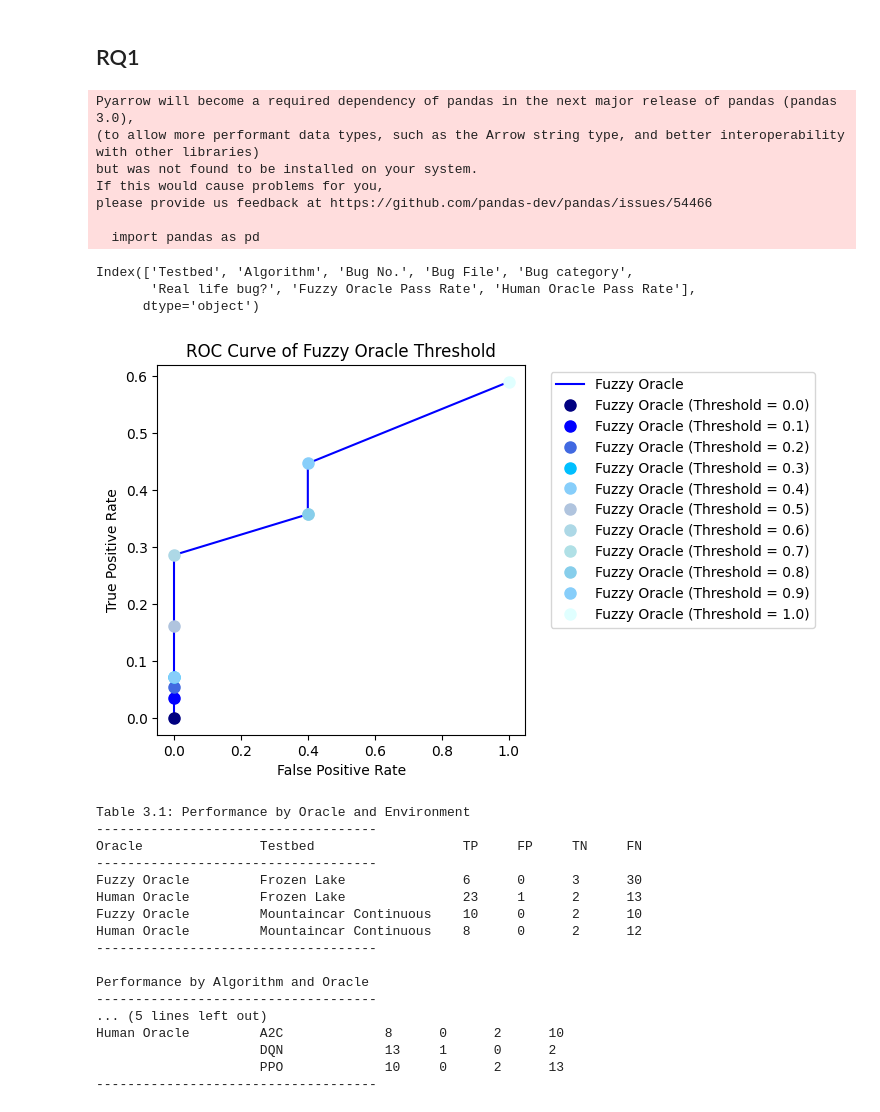
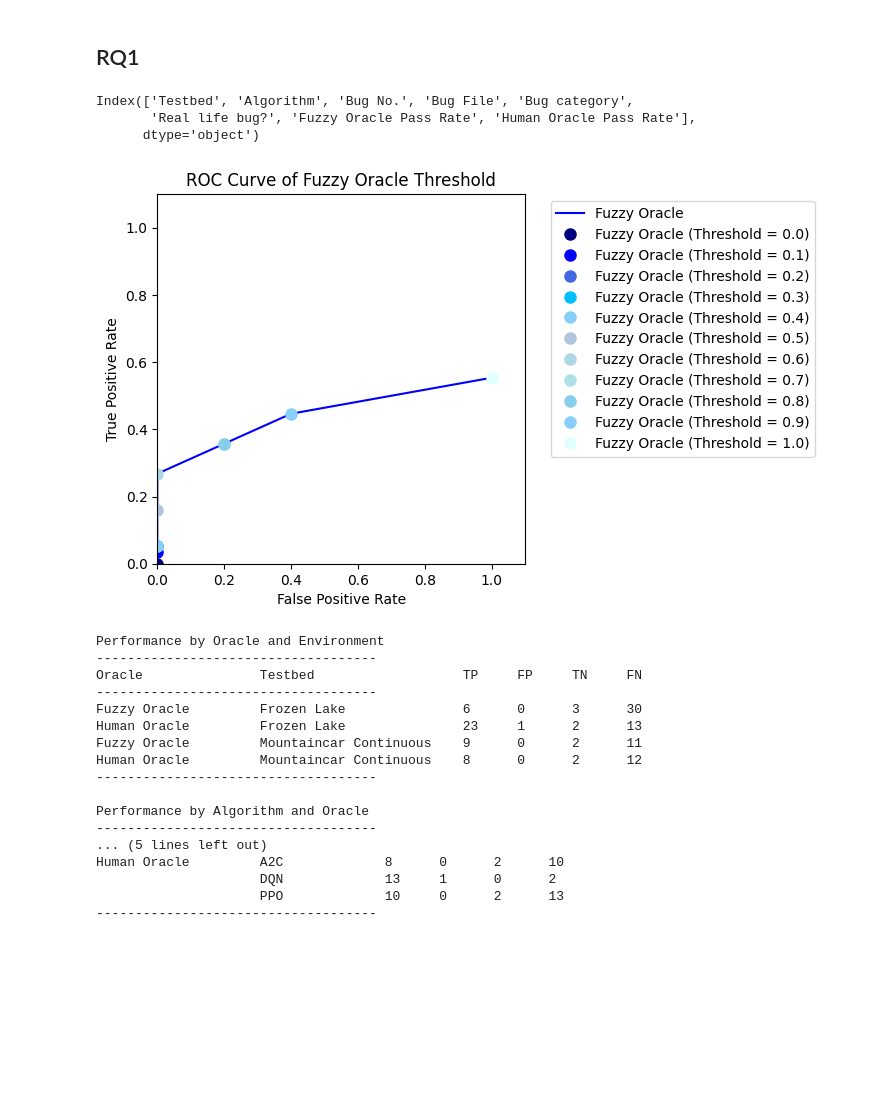
Before and after one commit to QixinWangCpsLab/RL-testing-new, a Jupyter notebook: RLTesting/logs/log_analysis (Slope as test oracle).ipynb, the cells around one changed output. Cells and saved outputs as stored; diff of their text form; code cells hidden in the pictures; blank space fills up the shorter version.

Commit message:
write a new log parser; use the same cal equations in the thesis; regenerate data and fig

```diff
--- a/RLTesting/logs/log_analysis (Slope as test oracle).ipynb
+++ b/RLTesting/logs/log_analysis (Slope as test oracle).ipynb
@@ -5,6 +5,7 @@ import pandas as pd
 import numpy as np
 from sklearn.metrics import roc_curve, auc, precision_recall_curve, f1_score
 import matplotlib.pyplot as plt
+
 
 
 # 定义计算评估指标的函数
@@ -58,46 +59,42 @@ for threshold in thresholds:
     data['Fuzzy_Prediction'] = data['Fuzzy Oracle Pass Rate'].apply(lambda x: 'Negative' if x >= threshold else 'Positive')
 
     # 计算评估指标
     fuzzy_metrics = calculate_metrics(data['True_Label'], data['Fuzzy_Prediction'], threshold)
 
     # 存储结果
     fuzzy_results.append(fuzzy_metrics)
 
 
 # 将结果转换为DataFrame
 fuzzy_df = pd.DataFrame(fuzzy_results, columns=['Threshold', 'TPR', 'FPR', 'Accuracy', 'Precision', 'F1'])
 
 # 定义阈值点的颜色
 fuzzy_point_colors = ['navy', 'blue', 'royalblue', 'deepskyblue', 'lightskyblue', 'lightsteelblue', 'lightblue', 'powderblue', 'skyblue', 'lightskyblue', 'lightcyan', 'paleturquoise']
 
 # 绘制ROC曲线
 plot_roc_curve(fuzzy_df['FPR'], fuzzy_df['TPR'], fuzzy_df['Threshold'], 'Fuzzy Oracle', 'blue', fuzzy_point_colors)
 
 plt.title('ROC Curve of Fuzzy Oracle Threshold')
 plt.legend(bbox_to_anchor=(1.05, 1), loc='upper left')
 plt.subplots_adjust(right=0.7)
 
-# plt.xlim(0, 1.1)  # X轴固定在0-1范围
-# plt.ylim(0, 1.1)  # Y轴固定在0-1范围
+plt.xlim(0, 1.1)  # X轴固定在0-1范围
+plt.ylim(0, 1.1)  # Y轴固定在0-1范围
 plt.show()
 
 
 # 计算AUC值
 fuzzy_auc = auc(fuzzy_df['FPR'], fuzzy_df['TPR'])
 
 # print(f"Fuzzy Oracle AUC: {fuzzy_auc:.2f}")
+
+
+theta_oracle = 0.7
 # %% [output]
-Pyarrow will become a required dependency of pandas in the next major release of pandas (pandas 3.0),
-(to allow more performant data types, such as the Arrow string type, and better interoperability with other libraries)
-but was not found to be installed on your system.
-If this would cause problems for you,
-please provide us feedback at https://github.com/pandas-dev/pandas/issues/54466
-
-  import pandas as pd
+Index(['Testbed', 'Algorithm', 'Bug No.', 'Bug File', 'Bug category',
+       'Real life bug?', 'Fuzzy Oracle Pass Rate', 'Human Oracle Pass Rate'],
+      dtype='object')
-Index(['Testbed', 'Algorithm', 'Bug No.', 'Bug File', 'Bug category',
-       'Real life bug?', 'Fuzzy Oracle Pass Rate', 'Human Oracle Pass Rate'],
-      dtype='object')
-[figure, old version]
+[figure, new version]
 # %%
 import pandas as pd
 import numpy as np
@@ -110,7 +107,7 @@ data = pd.read_csv('Oracle Result (Slope as test oracle).csv', skiprows=1, heade
 data['True_Label'] = data['Bug No.'].apply(lambda x: 'Negative' if x == 'bug-free' else 'Positive')
 
 # 根据阈值计算Fuzzy Oracle和Human Oracle的判定结果
-data['Fuzzy_Prediction'] = data['Fuzzy Oracle Pass Rate'].apply(lambda x: 'Negative' if x >= 0.7 else 'Positive')
+data['Fuzzy_Prediction'] = data['Fuzzy Oracle Pass Rate'].apply(lambda x: 'Negative' if x >= theta_oracle else 'Positive')
 data['Human_Prediction'] = data['Human Oracle Pass Rate'].apply(lambda x: 'Negative' if x > 0.5 else 'Positive')
 
 # 定义计算评估指标的函数 - 修复F1计算问题
@@ -254,13 +251,13 @@ for algo in algorithms:
 
 print("------------------------------------")
 # %% [output]
-Table 3.1: Performance by Oracle and Environment
+Performance by Oracle and Environment
 ------------------------------------
 Oracle               Testbed                   TP     FP     TN     FN
 ------------------------------------
 Fuzzy Oracle         Frozen Lake               6      0      3      30
 Human Oracle         Frozen Lake               23     1      2      13
-Fuzzy Oracle         Mountaincar Continuous    10     0      2      10
+Fuzzy Oracle         Mountaincar Continuous    9      0      2      11
 Human Oracle         Mountaincar Continuous    8      0      2      12
 ------------------------------------
 
```
Also changed, not shown: parts of 1 cell of this notebook, 6 other files.
